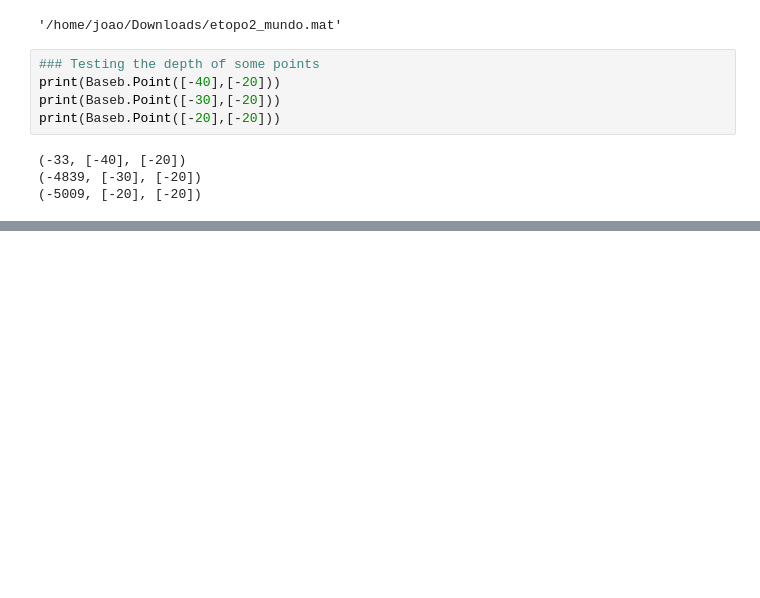
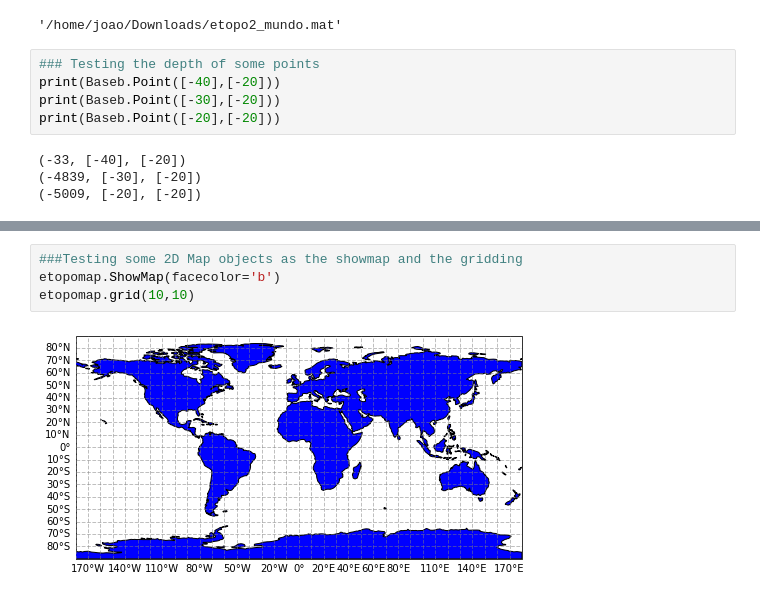
Before and after one commit to joaopedroamorim/ObjectOrientedOcean, a Jupyter notebook: Etopo_Map.ipynb, the cells around one changed output, grey strips where cells are left out. Drawn from its saved outputs; the diff is of its cells as text; blank space fills up the shorter version.

```diff
--- a/Etopo_Map.ipynb
+++ b/Etopo_Map.ipynb
@@ -238,0 +244,6 @@ plt.grid()
+# %%
+###Testing some 2D Map objects as the showmap and the gridding
+etopomap.ShowMap(facecolor='b')
+etopomap.grid(10,10)
+# %% [output]
+[figure, added]
```
Also changed, not shown: parts of 10 cells of this notebook.
